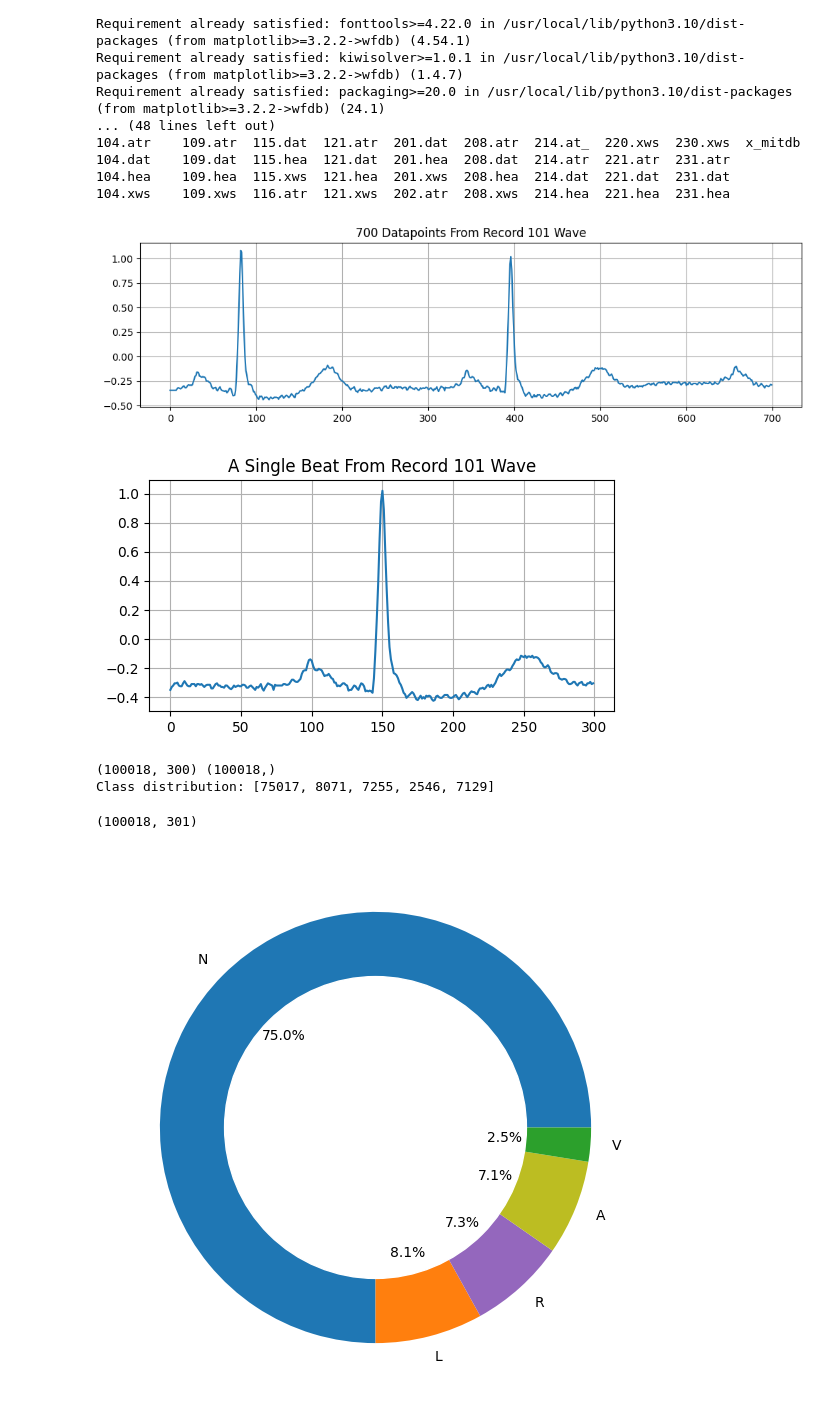
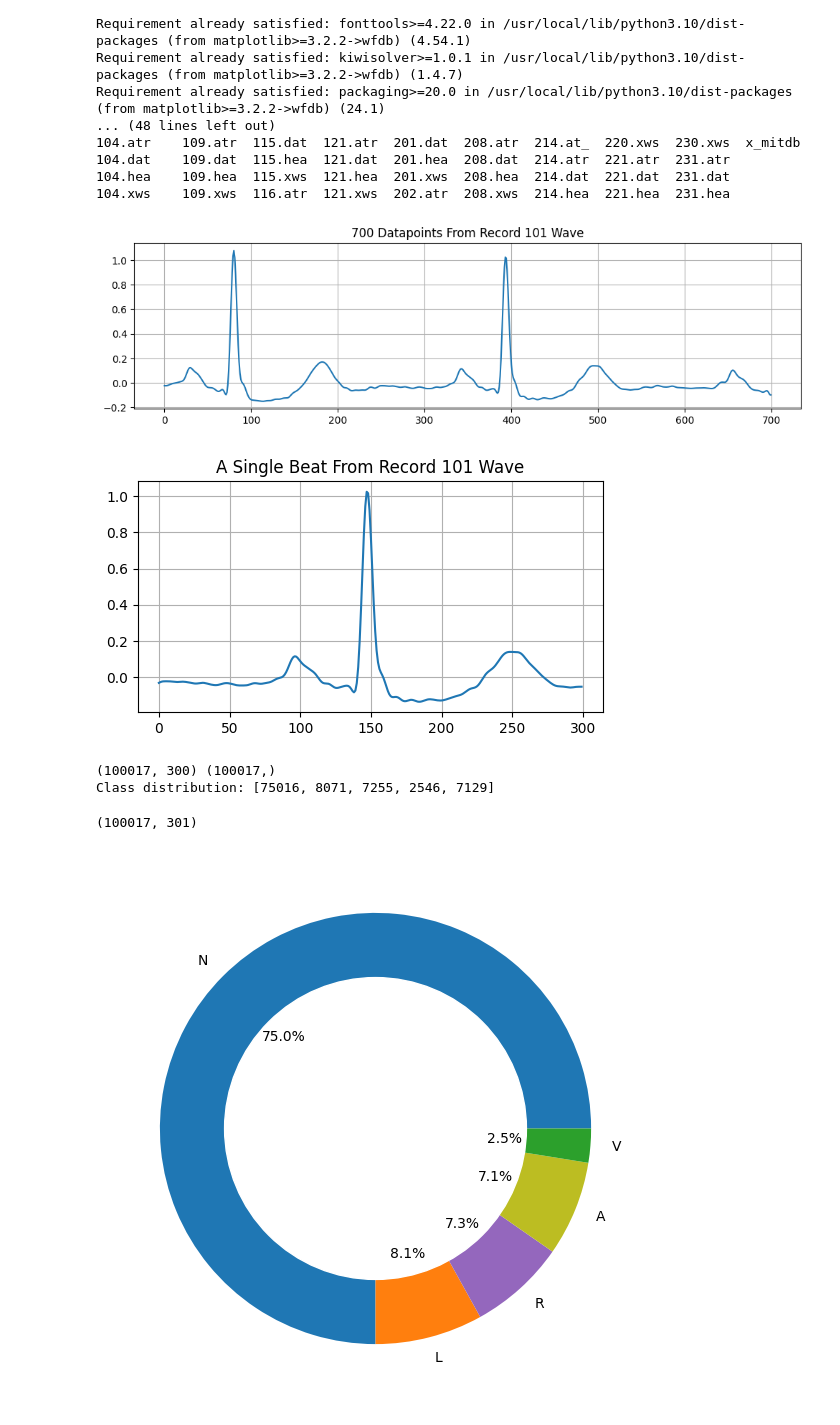
Before and after one commit to Tharusha-Sihan/BSP-Paper-Implementation, a Jupyter notebook: Tharusha_emd_eemd_svm.ipynb, the cells around one changed output. Cells and saved outputs as stored; diff of their text form; code cells hidden in the pictures.

```diff
--- a/Tharusha_emd_eemd_svm.ipynb
+++ b/Tharusha_emd_eemd_svm.ipynb
@@ -45,7 +45,7 @@ from PyEMD import EMD, EEMD
 # from concurrent.futures import ThreadPoolExecutor, ProcessPoolExecutor
 
 # Define the path to the dataset directory in your Google Drive
-path = '/content/drive/MyDrive/BSP Paper Implementation/mit-bih-arrhythmia-database-1.0.0/'
+path = '/content/drive/MyDrive/Colab Notebooks/BSP_Paper_Implementation/mit-bih-arrhythmia-database-1.0.0/'
 # %%
 # Define parameters
 
@@ -188,6 +193,7 @@ for filename in filenames:
         annotation = wfdb.rdann(path + record_name, 'atr')
 
         signals = record.p_signal[:, 0]  # Taking Lead I for simplicity
+        signals = denoise(signals)
 
         # Process the annotations to extract beats
         for i in range(len(annotation.sample)):
@@ -201,44 +207,44 @@ for filename in filenames:
                 plt.plot(signals[0:700])
                 plt.grid(True)
                 plt.show()
 
             if arrhythmia_type in classes:
                 arrhythmia_index = classes.index(arrhythmia_type)
                 pos = annotation.sample[i]  # Position of the R-peak (sample index)
 
                 # Ensure we don't go out of bounds when extracting the beat
                 if window_size//2 <= pos < len(signals) - window_size//2:
                     beat = signals[pos-window_size//2:pos+window_size//2]
 
                     # Plot an example beat (once)
                     if record_name == '101' and not example_beat_printed:
                         print() # Print an empty space before figure
                         plt.figure(figsize=(6, 3))
                         plt.title(f"A Single Beat From Record {record_name} Wave")
                         plt.plot(beat)
                         plt.grid(True)
                         plt.show()
                         example_beat_printed = True
 
                     X.append(beat)  # 300 point ECG vectors
                     y.append(arrhythmia_index)  # Arrhythmia class labels
                     count_classes[arrhythmia_index] += 1
 
 print() # Print an empty space
 print(np.shape(X), np.shape(y))
 print("Class distribution:", count_classes)
 # %% [output]
-[figure, old version]
+[figure, new version]
-[figure, old version]
+[figure, new version]
-(100018, 300) (100018,)
-Class distribution: [75017, 8071, 7255, 2546, 7129]
+(100017, 300) (100017,)
+Class distribution: [75016, 8071, 7255, 2546, 7129]
 # %%
 # Creating a data frame
 X_df = pd.DataFrame(X)
 X_df[len(X[0])] = y
 X_df.shape
 # %% [output]
-(100018, 301)
+(100017, 301)
 # %%
 # Distribution of data
 per_class = X_df[X_df.shape[1]-1].value_counts()
```
Also changed, not shown: parts of 14 cells of this notebook.
